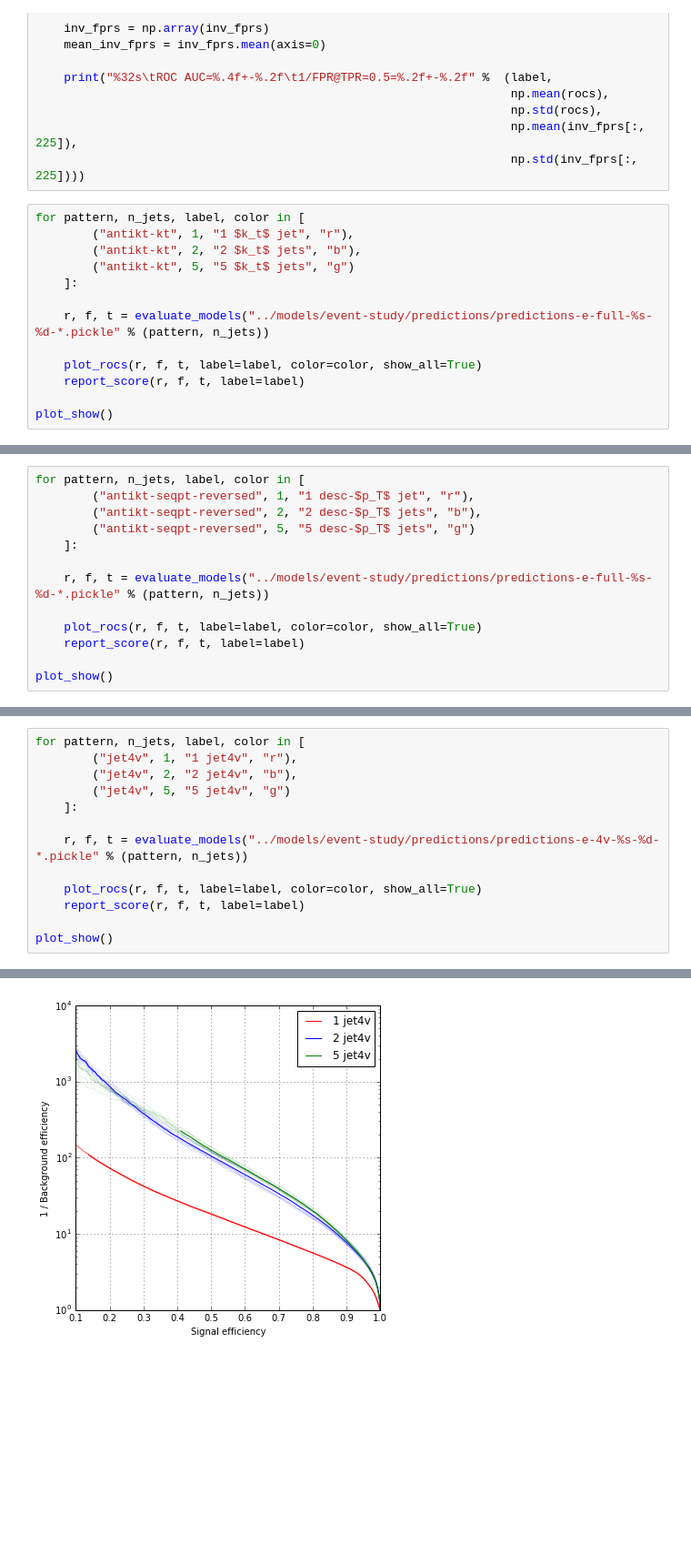
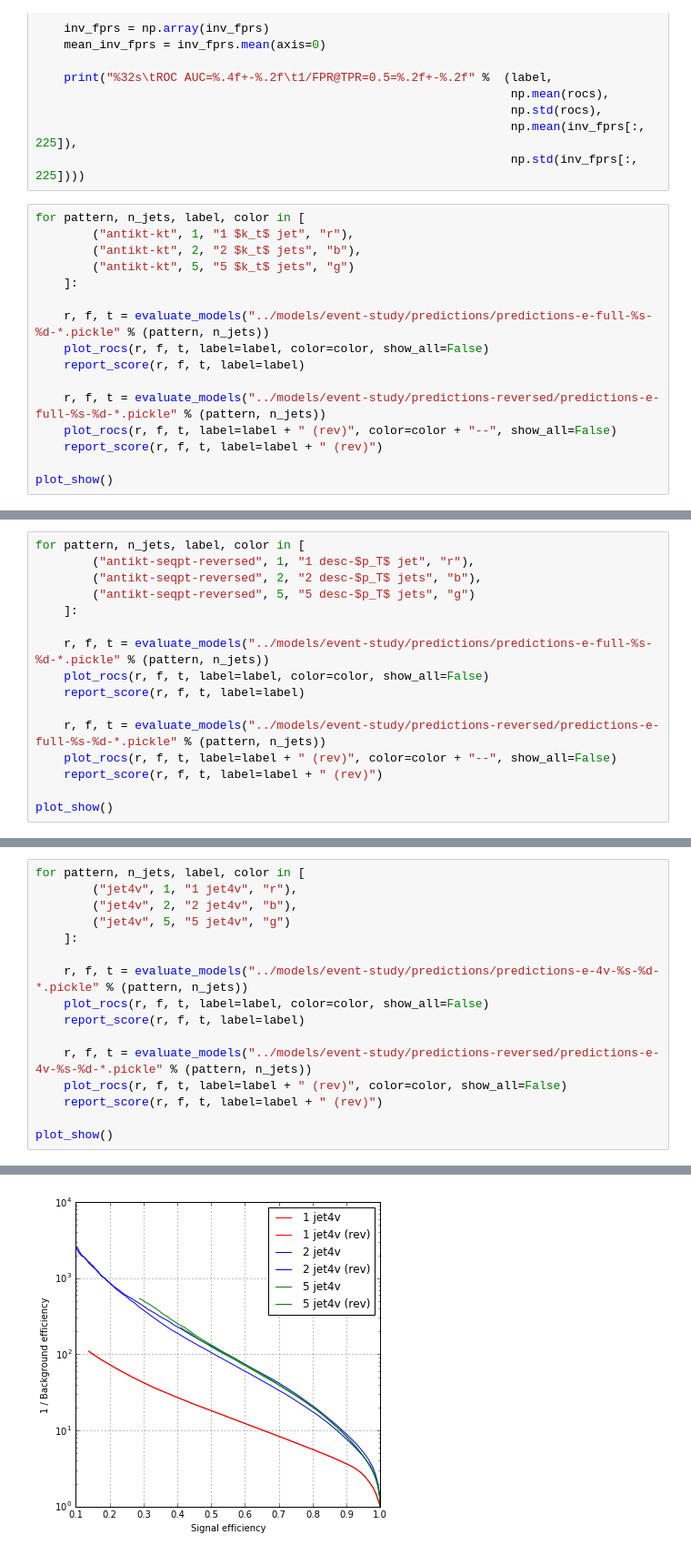
Before and after one commit to glouppe/recnn, a Jupyter notebook: notebooks/event-study.ipynb, the cells around one changed output, grey strips where cells are left out. Shown at 91% size. Saved outputs shown, nothing was run; the diff lists cells and outputs as text; blank space fills up the shorter version.

```diff
--- a/notebooks/event-study.ipynb
+++ b/notebooks/event-study.ipynb
@@ -92,10 +92,13 @@ for pattern, n_jets, label, color in [
     ]:
 
     r, f, t = evaluate_models("../models/event-study/predictions/predictions-e-full-%s-%d-*.pickle" % (pattern, n_jets))
-
-    plot_rocs(r, f, t, label=label, color=color, show_all=True)
+    plot_rocs(r, f, t, label=label, color=color, show_all=False)
     report_score(r, f, t, label=label)
 
+    r, f, t = evaluate_models("../models/event-study/predictions-reversed/predictions-e-full-%s-%d-*.pickle" % (pattern, n_jets))
+    plot_rocs(r, f, t, label=label + " (rev)", color=color + "--", show_all=False)
+    report_score(r, f, t, label=label + " (rev)")
+
 plot_show()
 # %% [output]
                      1 $k_t$ jet        ROC AUC=0.9602+-0.00    1/FPR@TPR=0.5=196.57+-9.91
@@ -110,10 +116,13 @@ for pattern, n_jets, label, color in [
     ]:
 
     r, f, t = evaluate_models("../models/event-study/predictions/predictions-e-full-%s-%d-*.pickle" % (pattern, n_jets))
-
-    plot_rocs(r, f, t, label=label, color=color, show_all=True)
+    plot_rocs(r, f, t, label=label, color=color, show_all=False)
     report_score(r, f, t, label=label)
 
+    r, f, t = evaluate_models("../models/event-study/predictions-reversed/predictions-e-full-%s-%d-*.pickle" % (pattern, n_jets))
+    plot_rocs(r, f, t, label=label + " (rev)", color=color + "--", show_all=False)
+    report_score(r, f, t, label=label + " (rev)")
+
 plot_show()
 # %% [output]
                 1 desc-$p_T$ jet        ROC AUC=0.9594+-0.00    1/FPR@TPR=0.5=181.26+-14.87
@@ -128,10 +140,13 @@ for pattern, n_jets, label, color in [
     ]:
 
     r, f, t = evaluate_models("../models/event-study/predictions/predictions-e-4v-%s-%d-*.pickle" % (pattern, n_jets))
-
-    plot_rocs(r, f, t, label=label, color=color, show_all=True)
+    plot_rocs(r, f, t, label=label, color=color, show_all=False)
     report_score(r, f, t, label=label)
 
+    r, f, t = evaluate_models("../models/event-study/predictions-reversed/predictions-e-4v-%s-%d-*.pickle" % (pattern, n_jets))
+    plot_rocs(r, f, t, label=label + " (rev)", color=color, show_all=False)
+    report_score(r, f, t, label=label + " (rev)")
+
 plot_show()
 # %% [output]
                          1 jet4v        ROC AUC=0.8909+-0.00    1/FPR@TPR=0.5=18.19+-0.21
@@ -140,4 +158,4 @@ plot_show()
-[figure, old version]
+[figure, new version]
 # %%
 for pattern, n_jets, label, color in [
         ("all4v", 1, "1 all4v", "r"),
```
Also changed, not shown: parts of 4 cells of this notebook.
